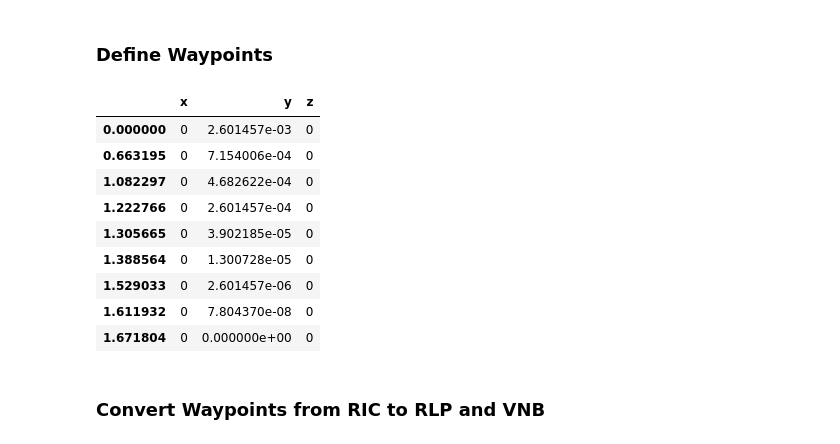
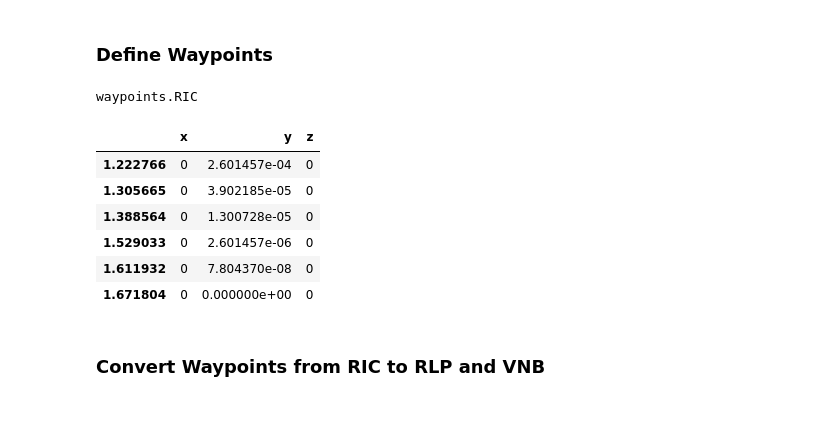
Before and after one commit to aerosara/thesis, a Jupyter notebook: notebooks/Waypoint Traveling.ipynb, the cells around one changed output. Saved outputs shown, nothing was run; the diff lists cells and outputs as text; code cells hidden in the pictures; blank space fills up the shorter version.

```diff
--- a/notebooks/Waypoint Traveling.ipynb
+++ b/notebooks/Waypoint Traveling.ipynb
@@ -139,44 +138,43 @@ dtype: object
 # %% [markdown]
 ### Define Waypoints
 # %%
-
 # TODO: input waypoints in any frame (RLP, RIC, or VNB)
 # TODO: get decent test cases in the Sun-Earth-Moon frame
 # TODO: report/plot position error at each waypoint
 # TODO: report/plot delta-V at each waypoint
 
 # TODO: look at waypoints with different spacing, different approach directions, different amount of time between points
 # TODO: would be nice to have a function that generically converts waypoints between frames (e.g. arguments = WaypointDictionary, inputframe, outputframe)
 
 # Create a collection of waypoints which we initially populate in RIC coordinates
-waypoint_RIC_coordinates = np.array([[0.0, 1000.0/RLP_properties.r12, 0.0],
-                                    [0.0,  275.0/RLP_properties.r12, 0.0],   # move 725 km  # 400% errors
-                                    [0.0,  180.0/RLP_properties.r12, 0.0],   # move 95 km  # 400% errors
-                                    [0.0,  100.0/RLP_properties.r12, 0.0],   # 40% errors
-                                    [0.0,   15.0/RLP_properties.r12, 0.0],   # 8% errors
-                                    [0.0,    5.0/RLP_properties.r12, 0.0],   # 10% errors
-                                    [0.0,    1.0/RLP_properties.r12, 0.0],
-                                    [0.0,   0.03/RLP_properties.r12, 0.0],
-                                    [0.0,    0.0/RLP_properties.r12, 0.0]])
+waypoint_RIC_coordinates = np.array([ #[0.0, 1000.0, 0.0],
+                                      #[0.0,  275.0, 0.0],   # move 725 km  # 400% errors
+                                      #[0.0,  180.0, 0.0],   # move 95 km  # 400% errors
+                                    [0.0,  100.0, 0.0],   # 40% errors
+                                    [0.0,   15.0, 0.0],   # 8% errors
+                                    [0.0,    5.0, 0.0],   # 10% errors
+                                    [0.0,    1.0, 0.0],
+                                    [0.0,   0.03, 0.0],
+                                    [0.0,    0.0, 0.0]])/RLP_properties.r12
 
 # Time points
-waypoint_times = np.array([0.0, 2.88, 4.70, 5.31, 5.67, 6.03, 6.64, 7.0, 7.26])*86400.0/RLP_properties.time_const
+waypoint_times = np.array([#0.0, 2.88, 4.70,
+                           5.31, 5.67, 6.03, 6.64, 7.0, 7.26])*86400.0/RLP_properties.time_const
 
 # Create data panel which will hold the waypoints in RIC, RLP, and VNB frames, indexed by time
 waypoints = pd.Panel(items = ['RIC', 'RLP', 'VNB',
                               'RIC_achieved', 'RLP_achieved', 'VNB_achieved'],
                      major_axis = waypoint_times, # time points
                      minor_axis = list('xyz'))    # coordinate labels
 
 # Copy the RIC waypoint data into the panel
 waypoints['RIC'] = waypoint_RIC_coordinates
 
+print 'waypoints.RIC'
 waypoints.RIC
 # %% [output]
+waypoints.RIC
 |  | x | y | z |
-| 0.000000 | 0 | 2.601457e-03 | 0 |
-| 0.663195 | 0 | 7.154006e-04 | 0 |
-| 1.082297 | 0 | 4.682622e-04 | 0 |
 | 1.222766 | 0 | 2.601457e-04 | 0 |
 | 1.305665 | 0 | 3.902185e-05 | 0 |
 | 1.388564 | 0 | 1.300728e-05 | 0 |
```
Also changed, not shown: parts of 10 cells of this notebook, 2 other files.
